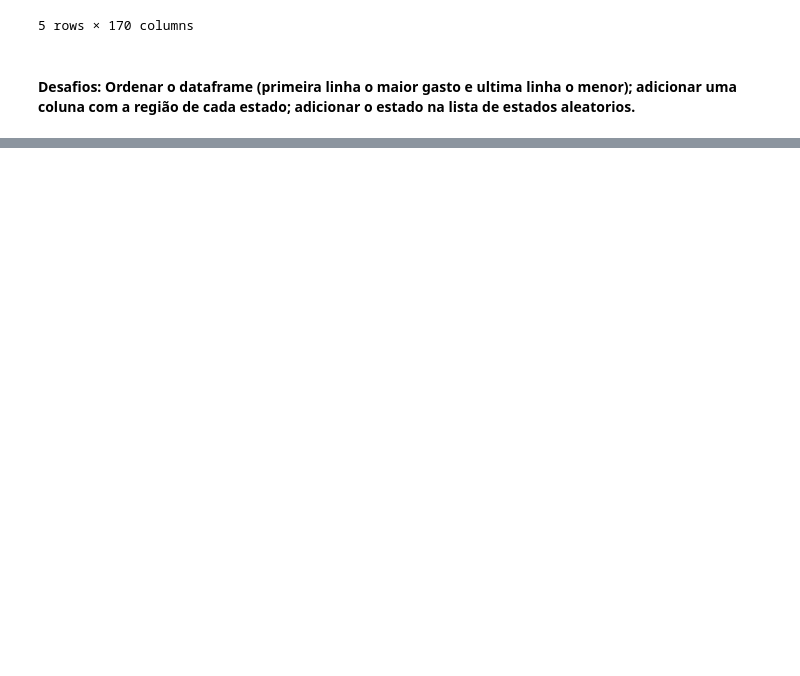
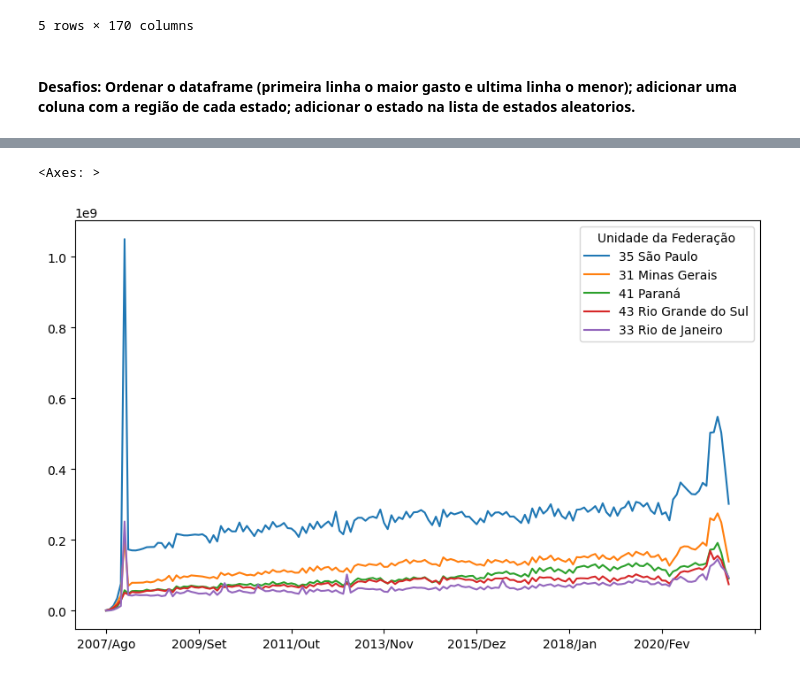
Before and after one commit to jessibmoura/DataAnalysis_Exploration, a Jupyter notebook: AnaliseExploratoriaDados/ProducaoHospitalar.ipynb, the cells around one changed output, grey strips where cells are left out. Drawn from its saved outputs; the diff is of its cells as text; code cells hidden in the pictures; blank space fills up the shorter version.

```diff
--- a/AnaliseExploratoriaDados/ProducaoHospitalar.ipynb
+++ b/AnaliseExploratoriaDados/ProducaoHospitalar.ipynb
@@ -257,0 +260,4 @@ data_usaveis.head()
+# %%
+ordenados_por_total = data_usaveis.sort_values(by="Total", ascending=False)
+ordenados_por_total.drop("Total",axis=1, inplace=True)
+ordenados_por_total.head(10)
@@ -257,0 +278,5 @@ data_usaveis.head()
+# %%
+ordenados_por_total.head(5).T.plot(figsize=(10,6))
+# %% [output]
+<Axes: >
+[figure, added]
```
Also changed, not shown: parts of 7 cells of this notebook, 36 other files.
